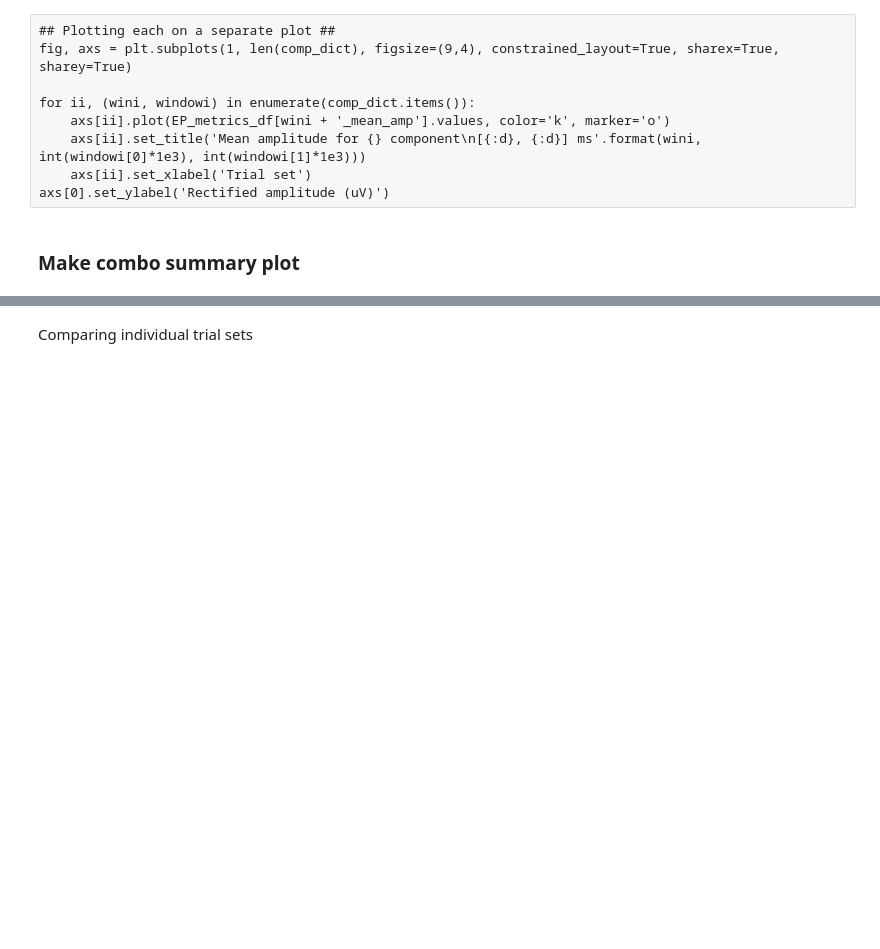
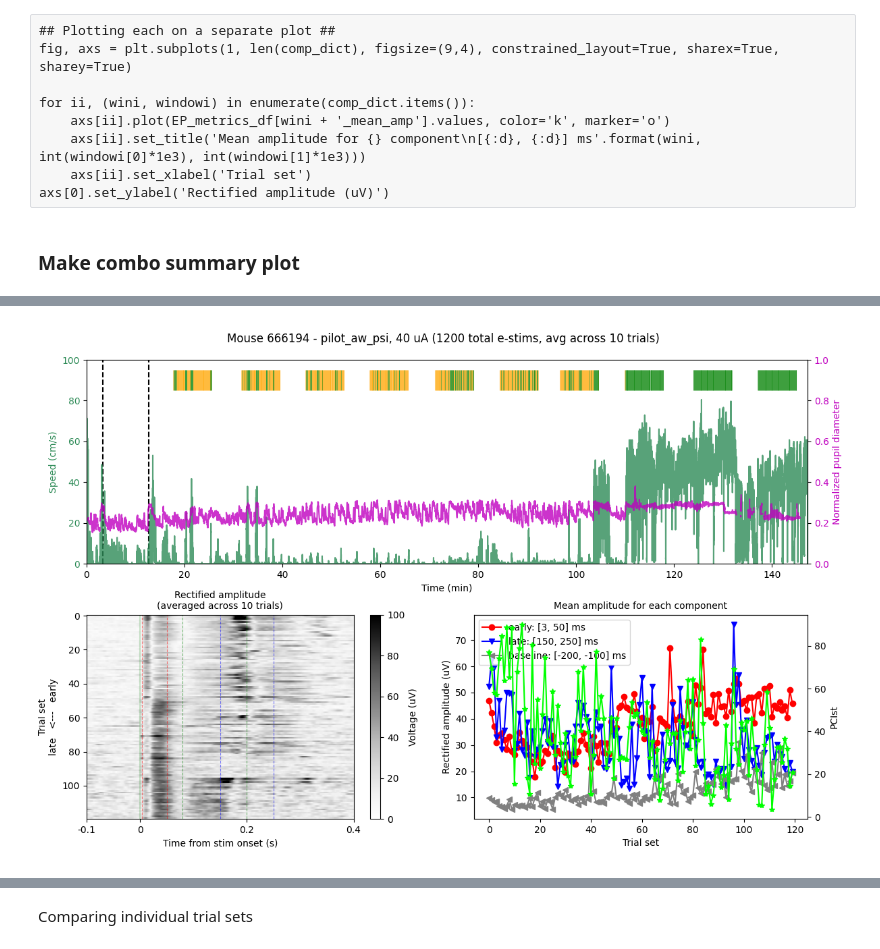
Before and after one commit to ldclaar/EEG_NPX_analysis, a Jupyter notebook: EEG_based_analyses/EP_temporal_analysis.ipynb, the cells around one changed output, grey strips where cells are left out. Cells and saved outputs as stored; diff of their text form; code cells hidden in the pictures; blank space fills up the shorter version.

```diff
--- a/EEG_based_analyses/EP_temporal_analysis.ipynb
+++ b/EEG_based_analyses/EP_temporal_analysis.ipynb
@@ -450,10 +464,11 @@ axim.set_title('Rectified amplitude\n(averaged across {:d} trials)'.format(n_mea
 cb = fig.colorbar(vim, label='Voltage (uV)', ax=axim)
 
 ## Plot EP component amplitudes ##
-axbar = axamp.twinx()
-
-axbar.bar(EP_metrics_df.index.values, EP_metrics_df['n_rest_trials'].values, color='orange', alpha=0.2)
-axbar.set_ylim([0, n_mean])
+axpci = axamp.twinx()
+axpci.plot(EP_metrics_df['PCIst'].values, color='lime', marker='*')
+axpci.set_ylabel('PCIst')
+# axbar.bar(EP_metrics_df.index.values, EP_metrics_df['n_rest_trials'].values, color='orange', alpha=0.2)
+# axbar.set_ylim([0, n_mean])
 for ii, (wini, windowi) in enumerate(comp_dict.items()):
     axamp.plot(
         EP_metrics_df[wini + '_mean_amp'].values, color=compinfo[wini][0], marker=compinfo[wini][1],
@@ -464,7 +479,7 @@ axamp.set_title('Mean amplitude for each component')#.format(wini, int(windowi[0
 axamp.set_xlabel('Trial set')
 axamp.set_ylabel('Rectified amplitude (uV)')
 axamp.legend()
-axbar.set_ylabel('Number of REST trials')
+# axbar.set_ylabel('Number of REST trials')
 
 fig.suptitle('Mouse {} - {}, {} uA ({:d} total e-stims, avg across {:d} trials)'.format(exp.mouse, exp_tag, evpar, total_stims, n_mean))
 
@@ -476,0 +490 @@ fig.savefig(os.path.join(plotdir, figname), transparent=False, dpi=150)
+[figure, added]
```
Also changed, not shown: parts of 18 cells of this notebook, 18 other files.
